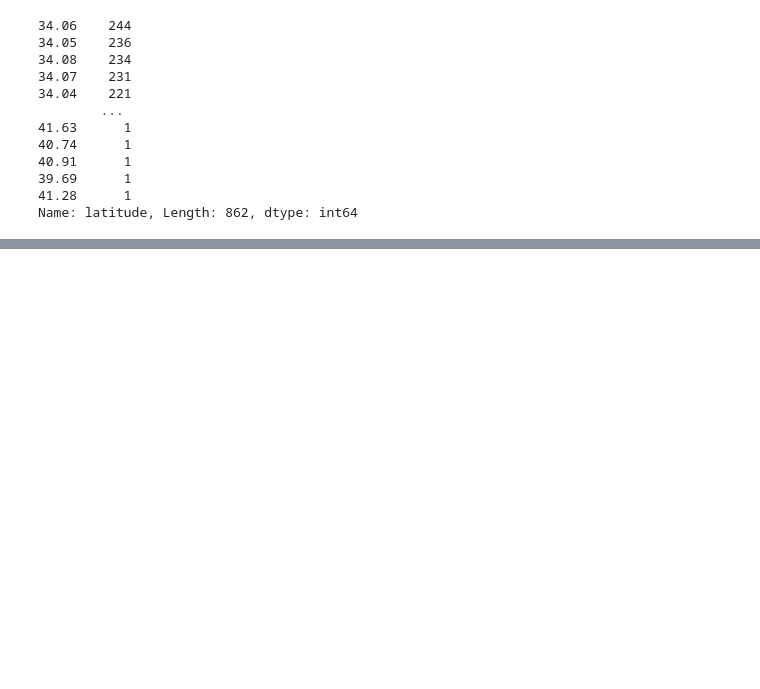
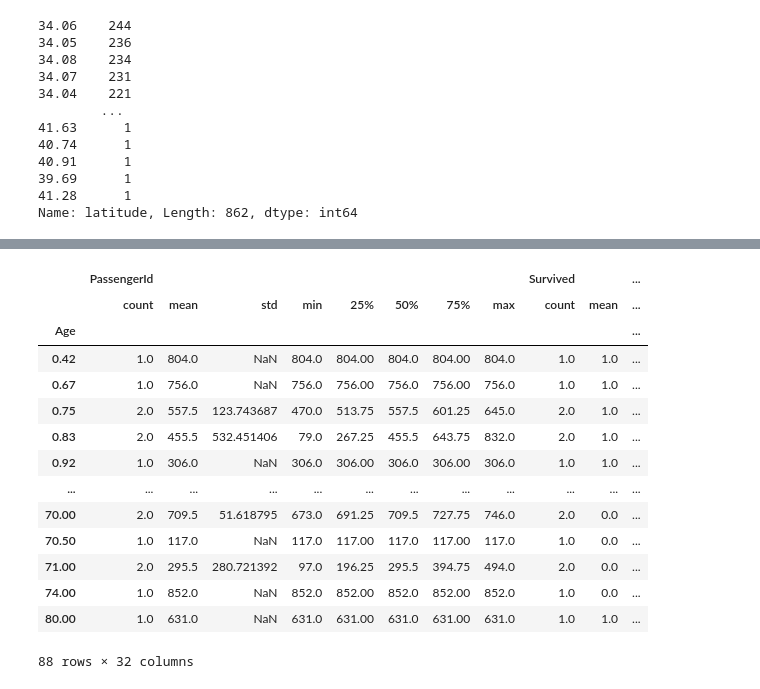
Before and after one commit to Anjaneyavarma/DataScienceGettingStarted, a Jupyter notebook: Pandas/Pandas.ipynb, the cells around one changed output, grey strips where cells are left out. Cells and saved outputs as stored; diff of their text form; code cells hidden in the pictures; blank space fills up the shorter version.

```diff
--- a/Pandas/Pandas.ipynb
+++ b/Pandas/Pandas.ipynb
@@ -13,6 +14,8 @@ print(df)
 # convert to CSV
 df.to_csv('stockprice.csv')
 
+titanic = pd.read_csv('titanic.csv')
+
 stockprice = pd.read_csv('stockprice.csv', index_col=0)
 stockprice
 # %% [output]
@@ -269,0 +338,5 @@ Name: latitude, Length: 862, dtype: int64
+# %%
+# drop()
+# inplace is used to modify the current dataset
+titanic.drop(['Parch'], axis = 1, inplace = True)
+titanic.info()
@@ -269,0 +439,4 @@ Name: latitude, Length: 862, dtype: int64
+# %%
+# fillna()
+titanic.fillna({'Age': 25}, inplace=True)
+titanic.isnull().sum()
@@ -269,0 +489,20 @@ Name: latitude, Length: 862, dtype: int64
+# %%
+# group_by()
+titanic.groupby('Age').agg(np.mean)
+titanic.groupby('Age').describe()
+# %% [output]
+|  | PassengerId |  |  |  |  |  |  |  | Survived |  | ... |
+|  | count | mean | std | min | 25% | 50% | 75% | max | count | mean | ... |
+| Age |  |  |  |  |  |  |  |  |  |  | ... |
+| 0.42 | 1.0 | 804.0 | NaN | 804.0 | 804.00 | 804.0 | 804.00 | 804.0 | 1.0 | 1.0 | ... |
+| 0.67 | 1.0 | 756.0 | NaN | 756.0 | 756.00 | 756.0 | 756.00 | 756.0 | 1.0 | 1.0 | ... |
+| 0.75 | 2.0 | 557.5 | 123.743687 | 470.0 | 513.75 | 557.5 | 601.25 | 645.0 | 2.0 | 1.0 | ... |
+| 0.83 | 2.0 | 455.5 | 532.451406 | 79.0 | 267.25 | 455.5 | 643.75 | 832.0 | 2.0 | 1.0 | ... |
+| 0.92 | 1.0 | 306.0 | NaN | 306.0 | 306.00 | 306.0 | 306.00 | 306.0 | 1.0 | 1.0 | ... |
+| ... | ... | ... | ... | ... | ... | ... | ... | ... | ... | ... | ... |
+| 70.00 | 2.0 | 709.5 | 51.618795 | 673.0 | 691.25 | 709.5 | 727.75 | 746.0 | 2.0 | 0.0 | ... |
+| 70.50 | 1.0 | 117.0 | NaN | 117.0 | 117.00 | 117.0 | 117.00 | 117.0 | 1.0 | 0.0 | ... |
+| 71.00 | 2.0 | 295.5 | 280.721392 | 97.0 | 196.25 | 295.5 | 394.75 | 494.0 | 2.0 | 0.0 | ... |
+| 74.00 | 1.0 | 852.0 | NaN | 852.0 | 852.00 | 852.0 | 852.00 | 852.0 | 1.0 | 0.0 | ... |
+| 80.00 | 1.0 | 631.0 | NaN | 631.0 | 631.00 | 631.0 | 631.00 | 631.0 | 1.0 | 1.0 | ... |
+88 rows × 32 columns
```
Also changed, not shown: parts of 23 cells of this notebook, 13 other files.
